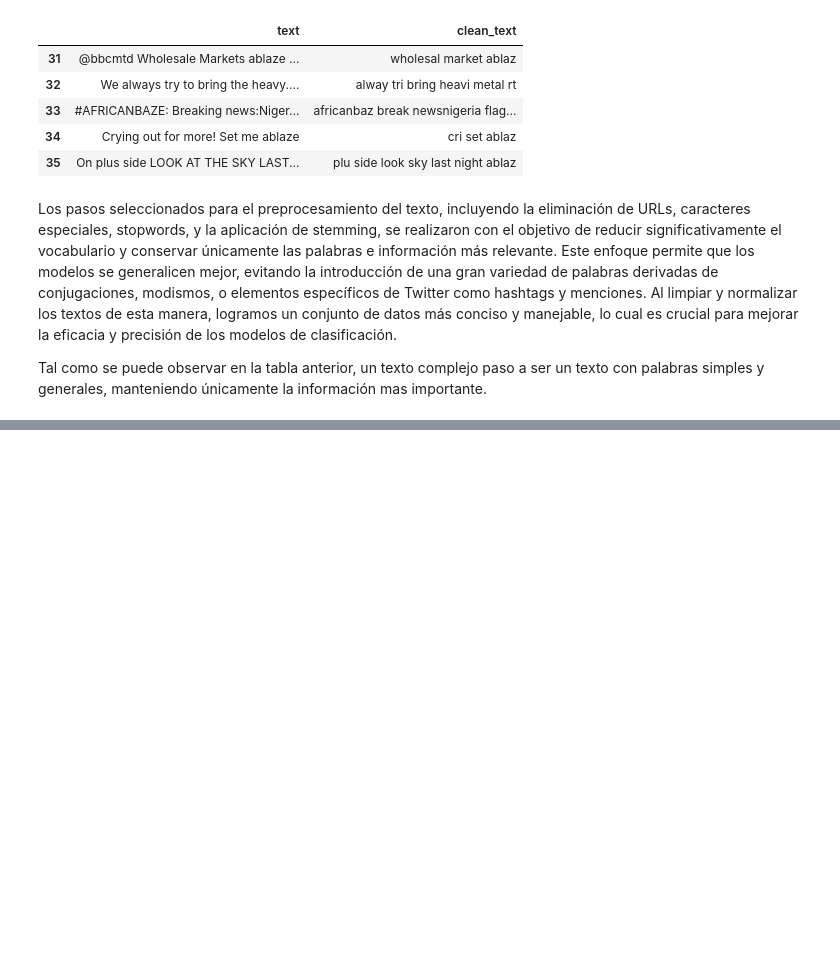
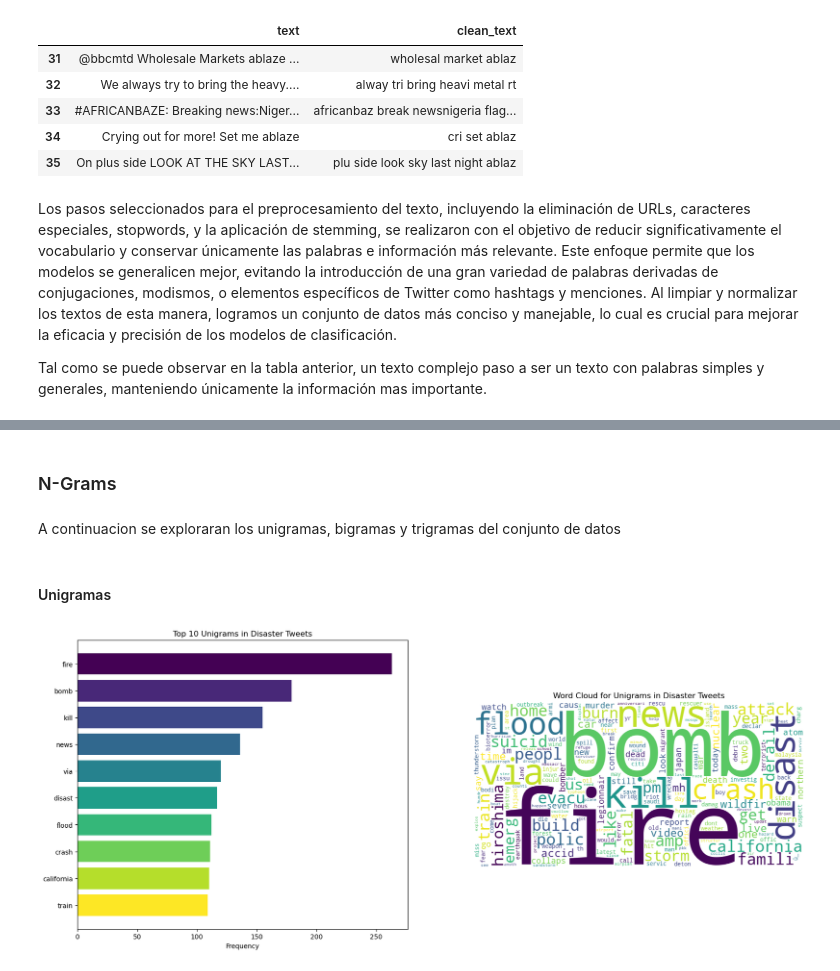
Before and after one commit to LeivaDiego/Lab5-DataScience, a Jupyter notebook: Lab5.ipynb, the cells around one changed output, grey strips where cells are left out. Saved outputs shown, nothing was run; the diff lists cells and outputs as text; code cells hidden in the pictures; blank space fills up the shorter version.

Commit message:
Word Frequency and N-Grams
- Retreived most frequent words in disaster and non-disaster tweets
- Generated Distribtion plots
- Generated N-grams (unigrams, bigrams and trigrams)

```diff
--- a/Lab5.ipynb
+++ b/Lab5.ipynb
@@ -310,0 +379,52 @@ Tal como se puede observar en la tabla anterior, un texto complejo paso a ser un
+# %% [markdown]
+### N-Grams
+# %% [markdown]
+A continuacion se exploraran los unigramas, bigramas y trigramas del conjunto de datos
+# %%
+def plot_bars_and_wordcloud(common_terms, term_wordcloud, title_bar, title_wordcloud):
+    """
+    Función que genera un gráfico de barras y una nube de palabras.
+
+    Args:
+        common_terms (list): Lista de tuplas con las palabras más comunes y su frecuencia.
+        term_wordcloud (WordCloud): Objeto WordCloud con la nube de palabras.
+        title_bar (str): Título del gráfico de barras.
+        title_wordcloud (str): Título de la nube de palabras.
+
+    Returns:
+        None
+    """
+    fig, axs = plt.subplots(1, 2, figsize=(20, 8))
+
+    # Gráfico de barras
+    terms, counts = zip(*common_terms)
+
+    # Crear un colormap
+    cmap = colormaps['viridis']
+
+    # Generar colores en base al colormap
+    colors = cmap(np.linspace(0, 1, len(terms)))
+
+    axs[0].barh(terms, counts, color=colors)
+    axs[0].set_xlabel('Frequency')
+    axs[0].set_title(title_bar)
+    axs[0].invert_yaxis()
+
+    # Nube de palabras
+    axs[1].imshow(term_wordcloud, interpolation='bilinear')
+    axs[1].axis('off')
+    axs[1].set_title(title_wordcloud)
+
+    plt.show()
+# %% [markdown]
+#### Unigramas
+# %%
+# Crear nubes de palabras
+disaster_wordcloud = WordCloud(width=800, height=400, background_color ='white').generate_from_frequencies(disaster_words)
+non_disaster_wordcloud = WordCloud(width=800, height=400, background_color ='white').generate_from_frequencies(non_disaster_words)
+# %%
+# Subplots para Unigrams en tweets de desastres
+plot_bars_and_wordcloud(common_disaster_words, disaster_wordcloud,
+                        'Top 10 Unigrams in Disaster Tweets', 'Word Cloud for Unigrams in Disaster Tweets')
+# %% [output]
+[figure, added]
```
Also changed, not shown: parts of 32 cells of this notebook.
